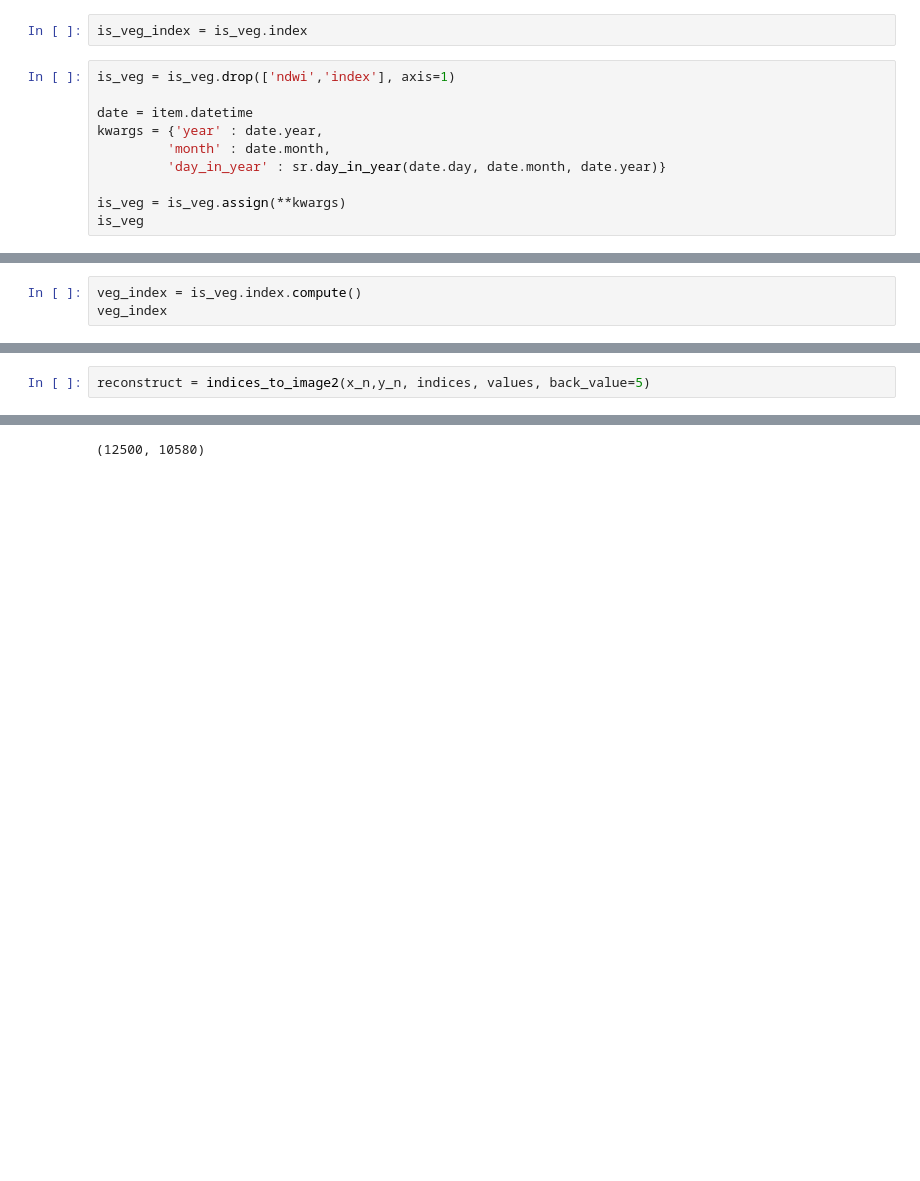
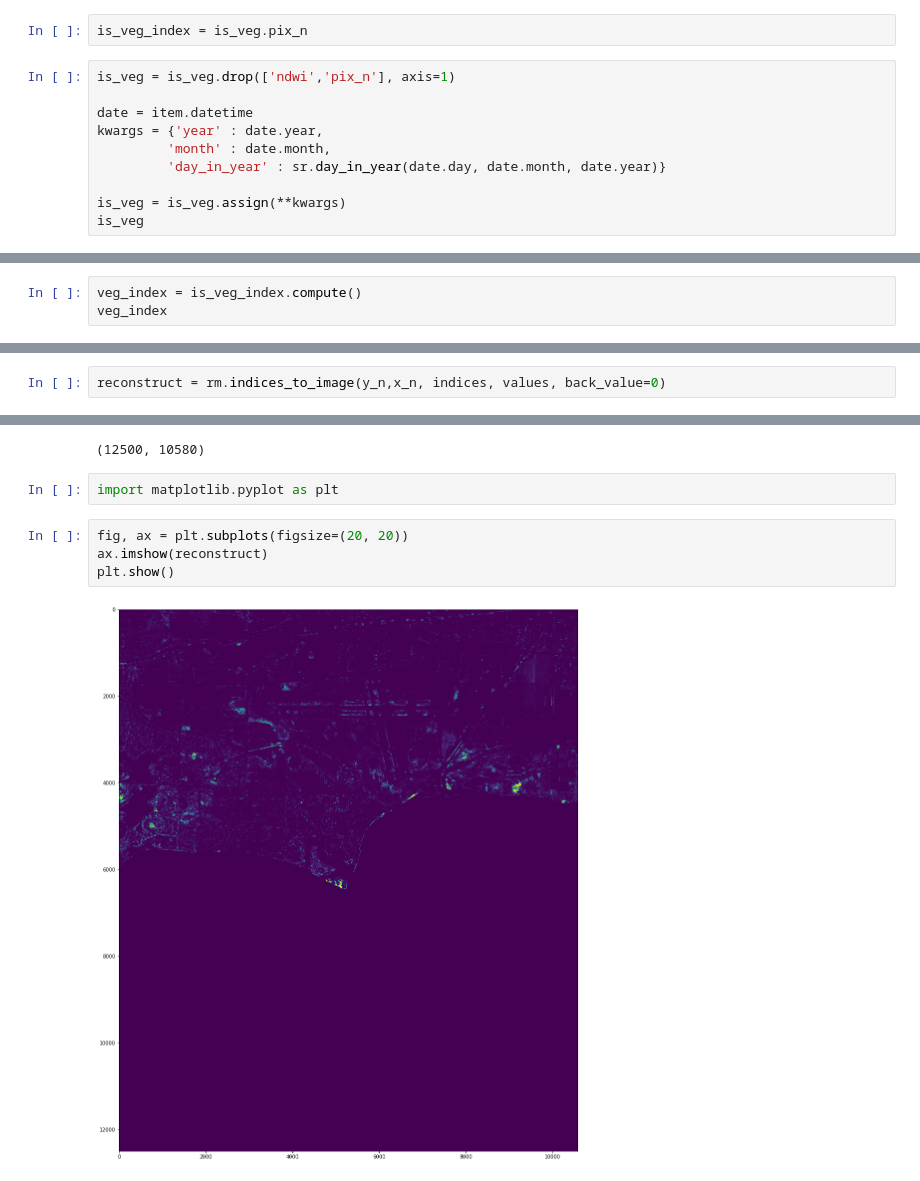
Before and after one commit to NCEAS/msai4earth-esa, a Jupyter notebook: iceplant_detection/using_dask_better_3.ipynb, the cells around one changed output, grey strips where cells are left out. Cells and saved outputs as stored; diff of their text form; blank space fills up the shorter version.

Commit message:
fixed indices

```diff
--- a/iceplant_detection/using_dask_better_3.ipynb
+++ b/iceplant_detection/using_dask_better_3.ipynb
@@ -179,7 +151,7 @@ is_veg.compute()
 # %%
-is_veg_index = is_veg.index
+is_veg_index = is_veg.pix_n
 # %%
-is_veg = is_veg.drop(['ndwi','index'], axis=1)
+is_veg = is_veg.drop(['ndwi','pix_n'], axis=1)
 
 date = item.datetime
 kwargs = {'year' : date.year,
@@ -240,4 +198,4 @@ array([0, 0, 0, ..., 0, 0, 0])
 # %%
-veg_index = is_veg.index.compute()
+veg_index = is_veg_index.compute()
 veg_index
 # %% [output]
@@ -275,9 +252,17 @@ def indices_to_image2(nrows, ncols, indices_list, values, back_value):
 # %%
-reconstruct = indices_to_image2(x_n,y_n, indices, values, back_value=5)
+reconstruct = rm.indices_to_image(y_n,x_n, indices, values, back_value=0)
 # %%
 reconstruct.shape
 # %% [output]
 (12500, 10580)
+# %%
+import matplotlib.pyplot as plt
+# %%
+fig, ax = plt.subplots(figsize=(20, 20))
+ax.imshow(reconstruct)
+plt.show()
+# %% [output]
+[figure, added]
 # %%
 # ---------------------------------------
 # save raster
```
Also changed, not shown: parts of 15 cells of this notebook.
